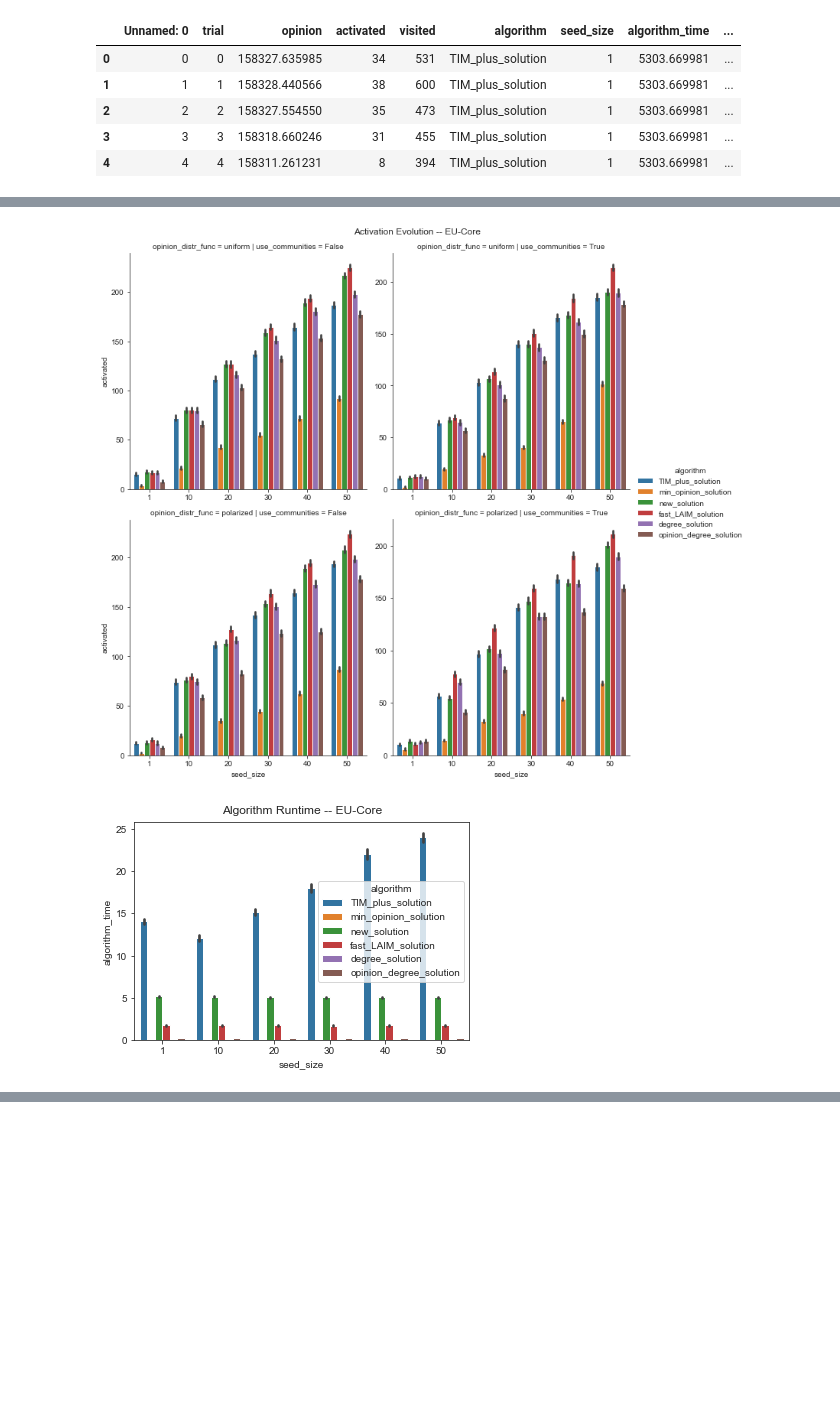
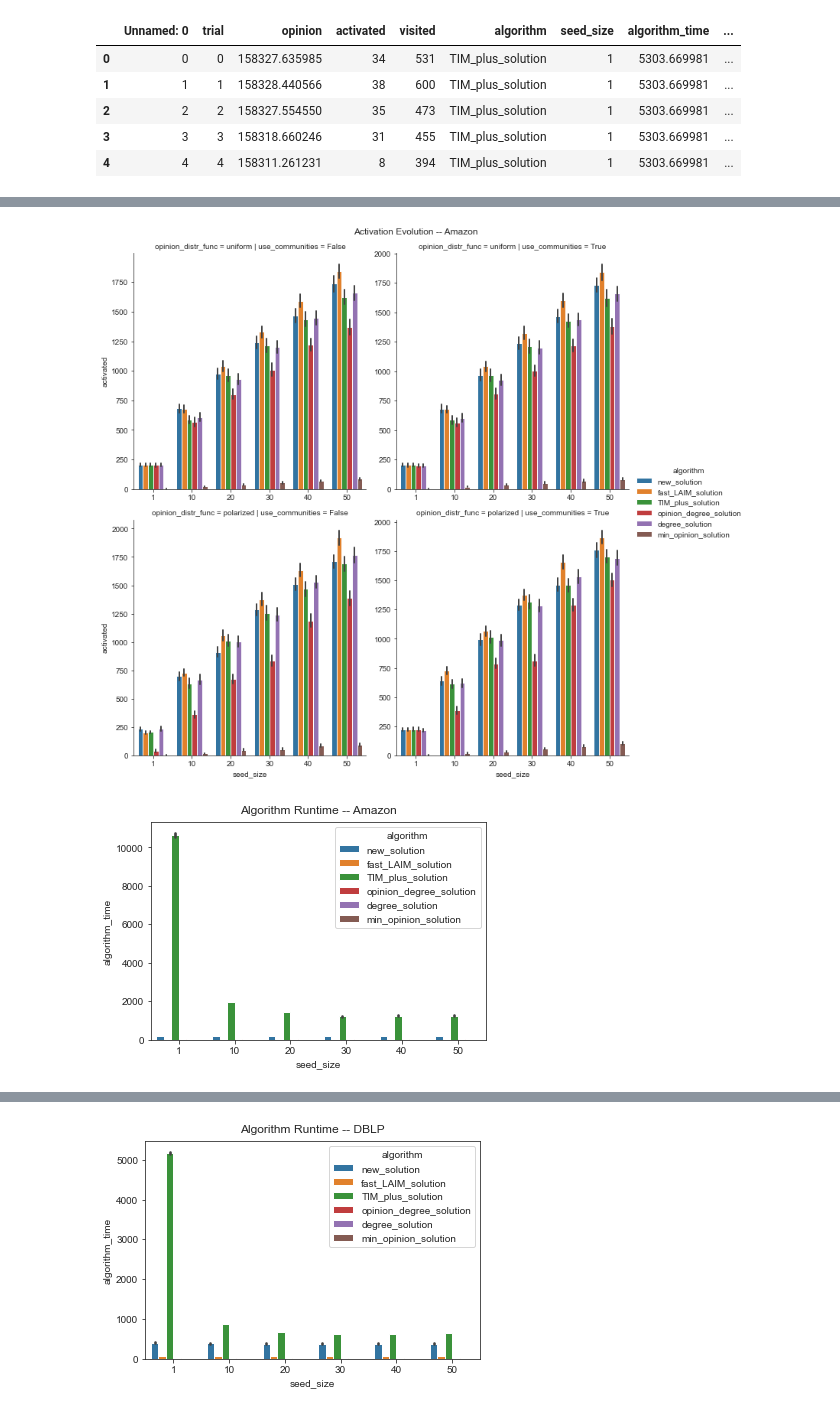
Before and after one commit to nathaniel-hudson/BIC-Diffusion, a Jupyter notebook: src/Analysis.ipynb, the cells around one changed output, grey strips where cells are left out. Drawn from its saved outputs; the diff is of its cells as text; code cells hidden in the pictures; blank space fills up the shorter version.

Commit message:
Update
Need to redesign the OM solution algorithm.

```diff
--- a/src/Analysis.ipynb
+++ b/src/Analysis.ipynb
@@ -66,10 +66,13 @@ dblp_data.head()
 | 4 | 4 | 4 | 158311.261231 | 8 | 394 | TIM_plus_solution | 1 | 5303.669981 | ... |
 # %%
 datasets = [
-    # ("Amazon", amazon_data), ("DBLP", dblp_data),
+    ("Amazon", amazon_data), ("DBLP", dblp_data),
     ("EU-Core", eu_core_data),
-    # ("Facebook", facebook_data), ("Twitter", twitter_data)
+    ("Facebook", facebook_data), ("Twitter", twitter_data)
 ]
+
+order = ["new_solution", "fast_LAIM_solution", "TIM_plus_solution", "opinion_degree_solution", "degree_solution", "min_opinion_solution"]
+
 for label, data in datasets:
     ticks = list(range(0, 50+1, 10)); ticks[0] = 1
     sns.relplot(
@@ -78,7 +81,10 @@ for label, data in datasets:
         style="algorithm", kind="line", hue="algorithm",
         markers=True,
         ci="sd",
+        err_style="bars",
         facet_kws={"sharex": False, "sharey": False},
+        hue_order=order,
+        style_order=order,
         data=data
     )
     plt.suptitle(f"Opinion Evolution -- {label}", y=1.0125)
@@ -89,7 +95,10 @@ for label, data in datasets:
         col="use_communities", row="opinion_distr_func",
         kind="bar", hue="algorithm",
         ci="sd",
-        sharex=False, sharey=False,
+        errwidth=2,
+        sharex=False,
+        sharey=False,
+        hue_order=order,
         data=data
     )
     plt.suptitle(f"Activation Evolution -- {label}", y=1.0125)
@@ -100,6 +109,7 @@ for label, data in datasets:
     sns.barplot(
         x="seed_size", y="algorithm_time",
         hue="algorithm",
+        hue_order=order,
         data=data,
         # marker="o",
         ax=ax
@@ -111,2 +121,2 @@ for label, data in datasets:
-[figure, old version]
+[figure, new version]
-[figure, old version]
+[figure, new version]
@@ -112,0 +125 @@ for label, data in datasets:
+[figure, added]
```
Also changed, not shown: parts of 1 cell of this notebook, 4 other files.
